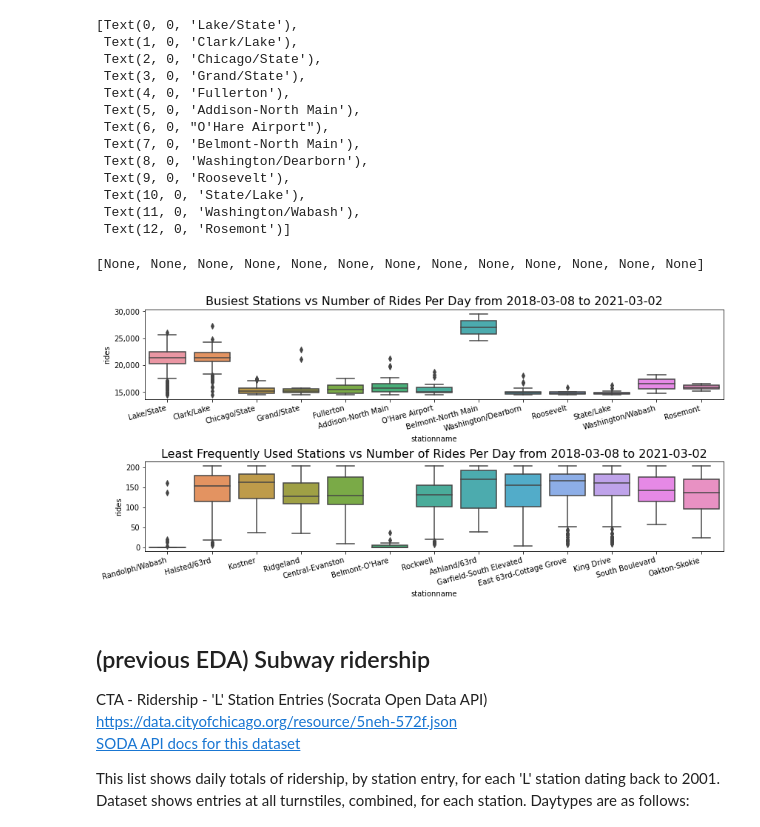
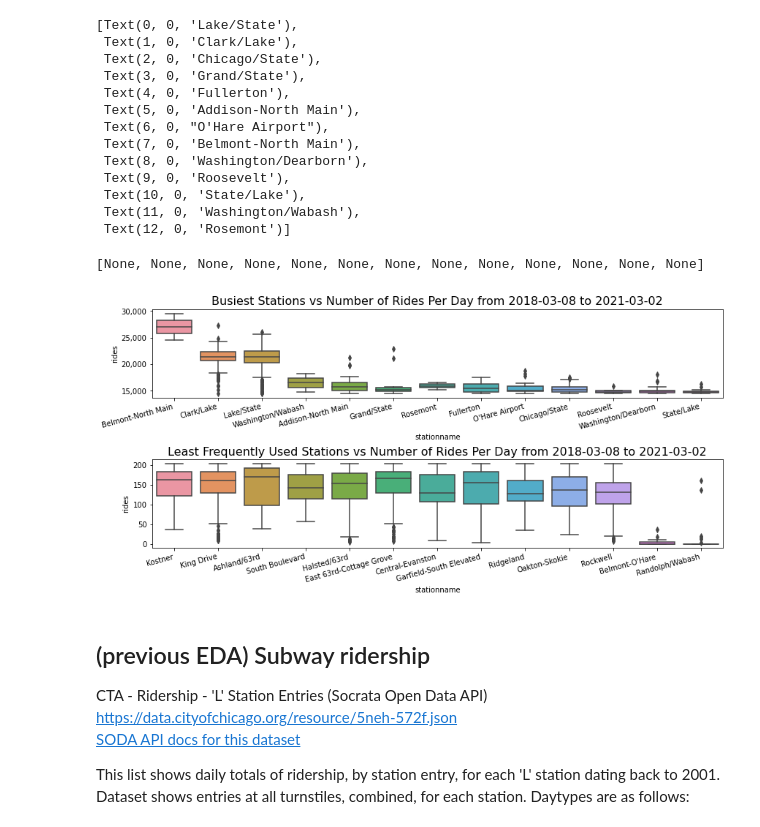
Before and after one commit to amandakhoo/data4all-team6, a Jupyter notebook: Chicago Subway Dataset EDA.ipynb, the cells around one changed output. Saved outputs shown, nothing was run; the diff lists cells and outputs as text; code cells hidden in the pictures.

```diff
--- a/Chicago Subway Dataset EDA.ipynb
+++ b/Chicago Subway Dataset EDA.ipynb
@@ -111,23 +121,25 @@ ax1.get_xticklabels()
 # %%
 import matplotlib as mpl
 
 fig, (ax1, ax2) = plt.subplots(2, 1, figsize=(14,6), gridspec_kw={'hspace': 0.7})
 
-sns.boxplot(x='stationname', y='rides', data=busiest_subway_df, ax=ax1)
+rank1 = busiest_subway_df.groupby('stationname')['rides'].mean().sort_values()[::-1].index
+sns.boxplot(x='stationname', y='rides', data=busiest_subway_df, ax=ax1, order=rank1)
 ax1.set_title(f"Busiest Stations vs Number of Rides Per Day from {start_time.split('T')[0]} to {end_time.split('T')[0]}",
          fontsize=16)
 ax1.tick_params(axis='x', rotation=15);
 [x.set_ha('right') for x in ax1.get_xticklabels()]
 ax1.yaxis.set_major_formatter(mpl.ticker.StrMethodFormatter('{x:,.0f}'))
 
-sns.boxplot(x='stationname', y='rides', data=slowest_subway_subset_df, ax=ax2)
+rank2 = slowest_subway_subset_df.groupby('stationname')['rides'].mean().sort_values()[::-1].index
+sns.boxplot(x='stationname', y='rides', data=slowest_subway_subset_df, ax=ax2, order=rank2)
 ax2.set_title(f"Least Frequently Used Stations vs Number of Rides Per Day from {start_time.split('T')[0]} to {end_time.split('T')[0]}",
          fontsize=16)
 ax2.tick_params(axis='x', rotation=15);
 [x.set_ha('right') for x in ax2.get_xticklabels()]
 # %% [output]
 [None, None, None, None, None, None, None, None, None, None, None, None, None]
-[figure, old version]
+[figure, new version]
 # %% [markdown]
 ## (previous EDA) Subway ridership
 CTA - Ridership - 'L' Station Entries (Socrata Open Data API) https://data.cityofchicago.org/resource/5neh-572f.json \
```
Also changed, not shown: parts of 2 cells of this notebook.
